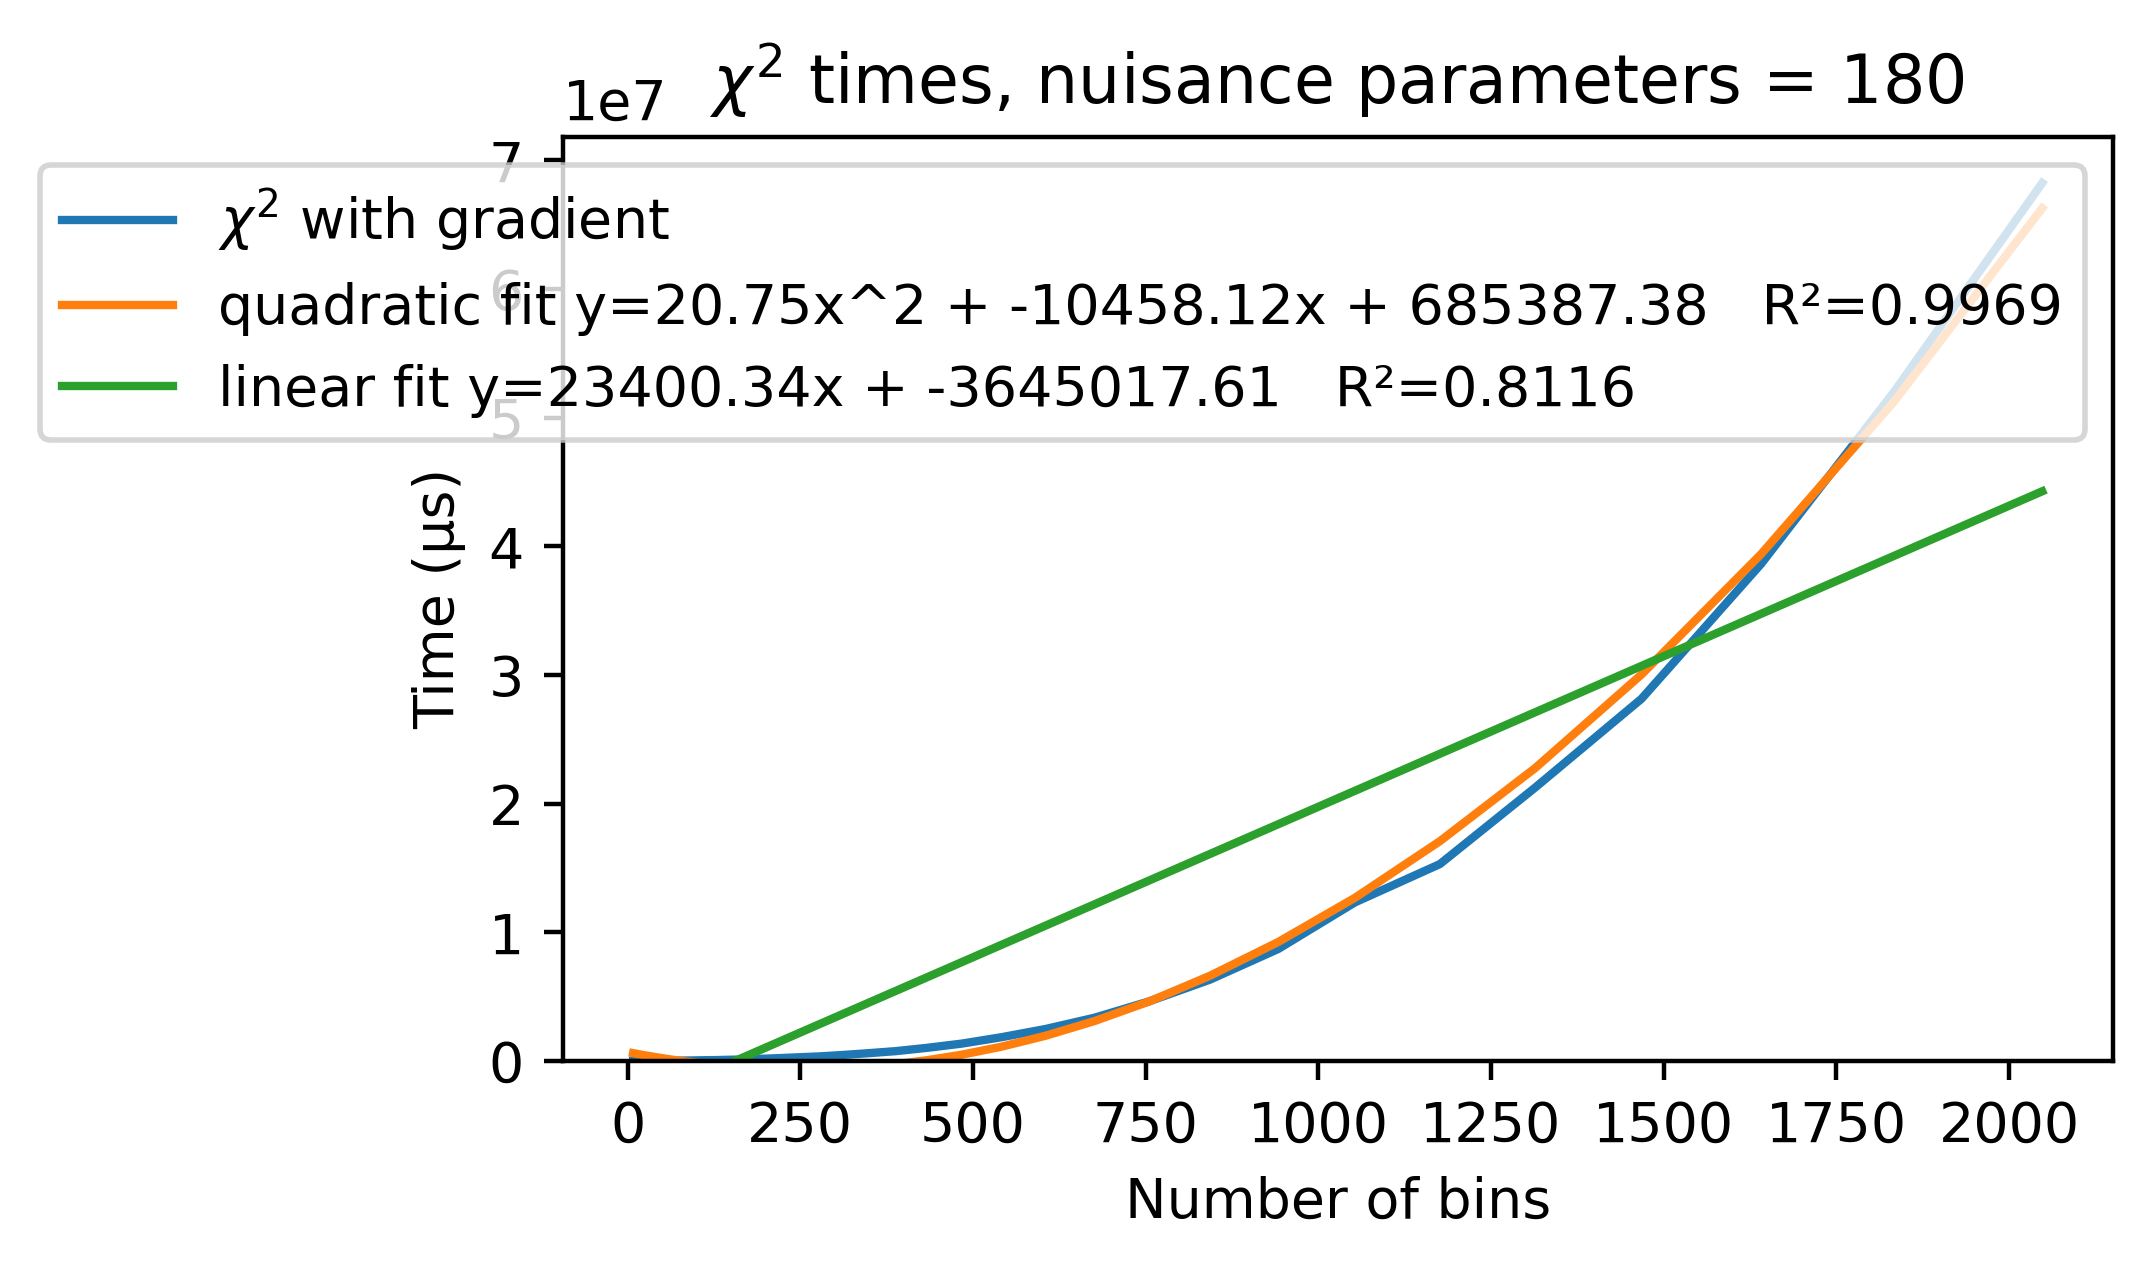
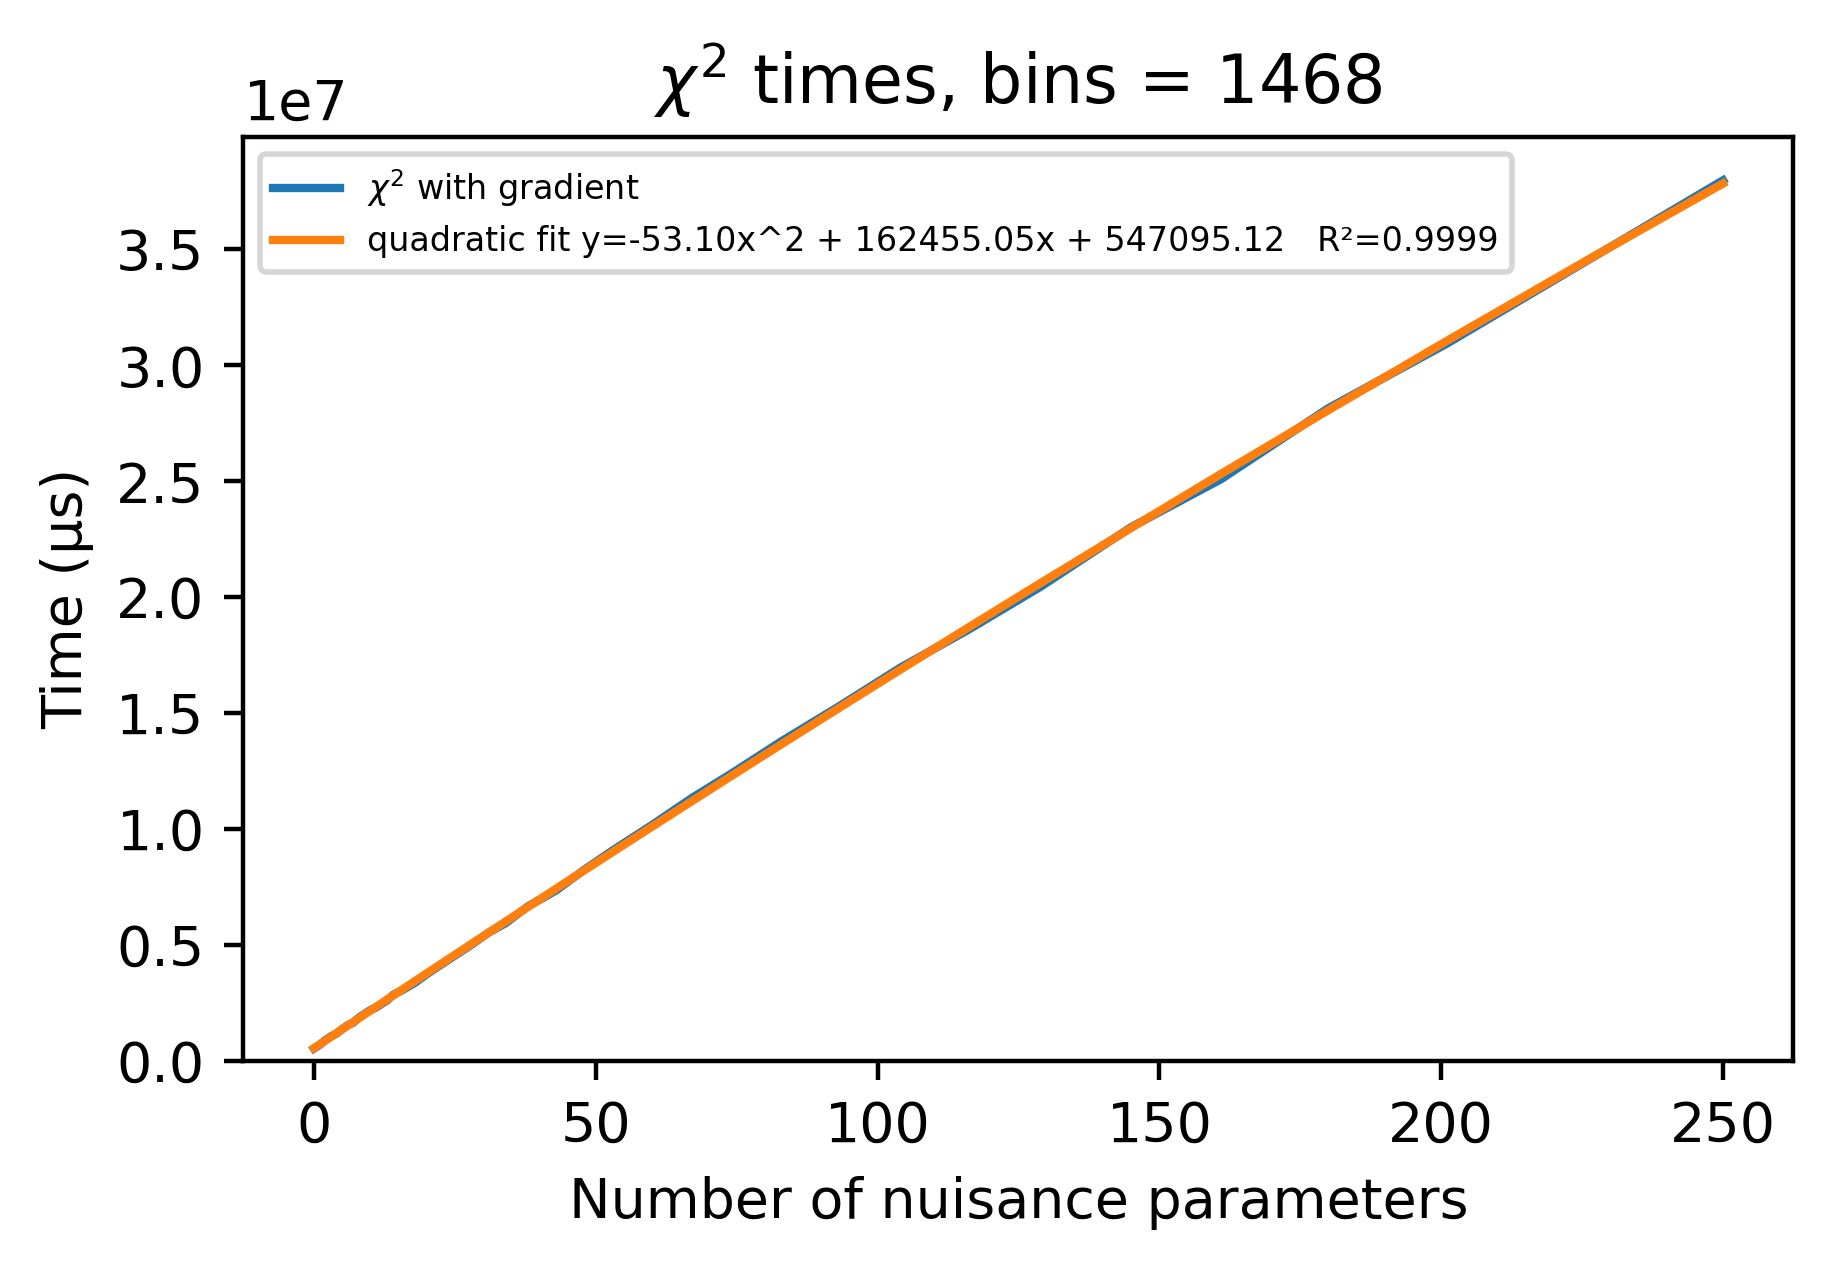
Unified diff of the notebook cell whose output changed from the first chart to the second:
--- before
+++ after
@@ -3,6 +3,6 @@
 plt.plot(chi2_with_x0, quadratic_func(chi2_with_x0, *chi_quad_params), label='quadratic fit y=%.2fx^2 + %.2fx + %.2f   R²=%.4f' % (*tuple(chi_quad_params), chi_quad_r_squared))
 #plt.plot(chi2_with_x0, exponential_func(chi2_with_x0, *chi_exp_params), label='exponential fit y=%.2fe^(%.4fx)        R²=%.4f' % (*tuple(chi_exp_params), chi_exp_r_squared))
-plt.plot(chi2_with_x0, linear_func(chi2_with_x0, *chi_lin_params), label='linear fit y=%.2fx + %.2f   R²=%.4f' % (*tuple(chi_lin_params), chi_lin_r_squared))
-plt.legend()
+#plt.plot(chi2_with_x0, linear_func(chi2_with_x0, *chi_lin_params), label='linear fit y=%.2fx + %.2f   R²=%.4f' % (*tuple(chi_lin_params), chi_lin_r_squared))
+plt.legend(fontsize=6)
 if PARAM_PULL:
     plt.xlabel('Number of bins')

Commit: update plots to look better